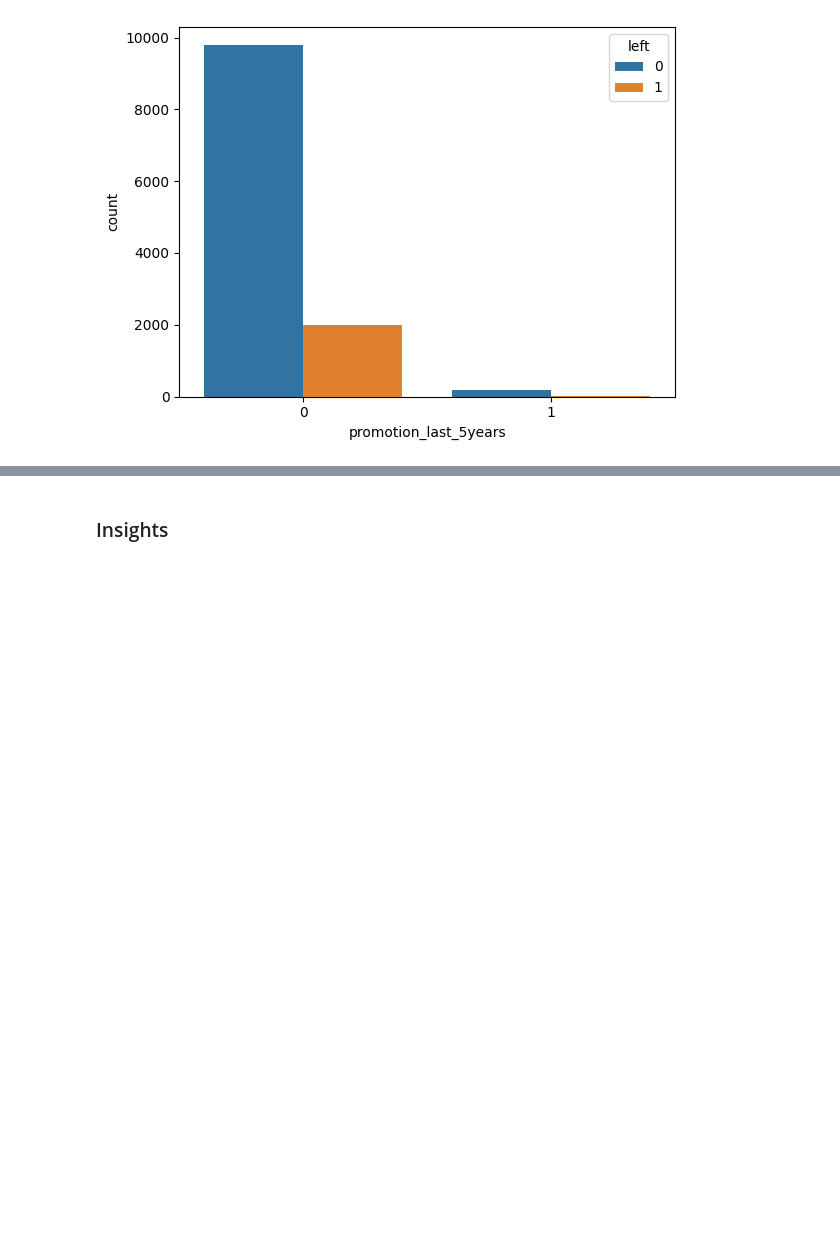
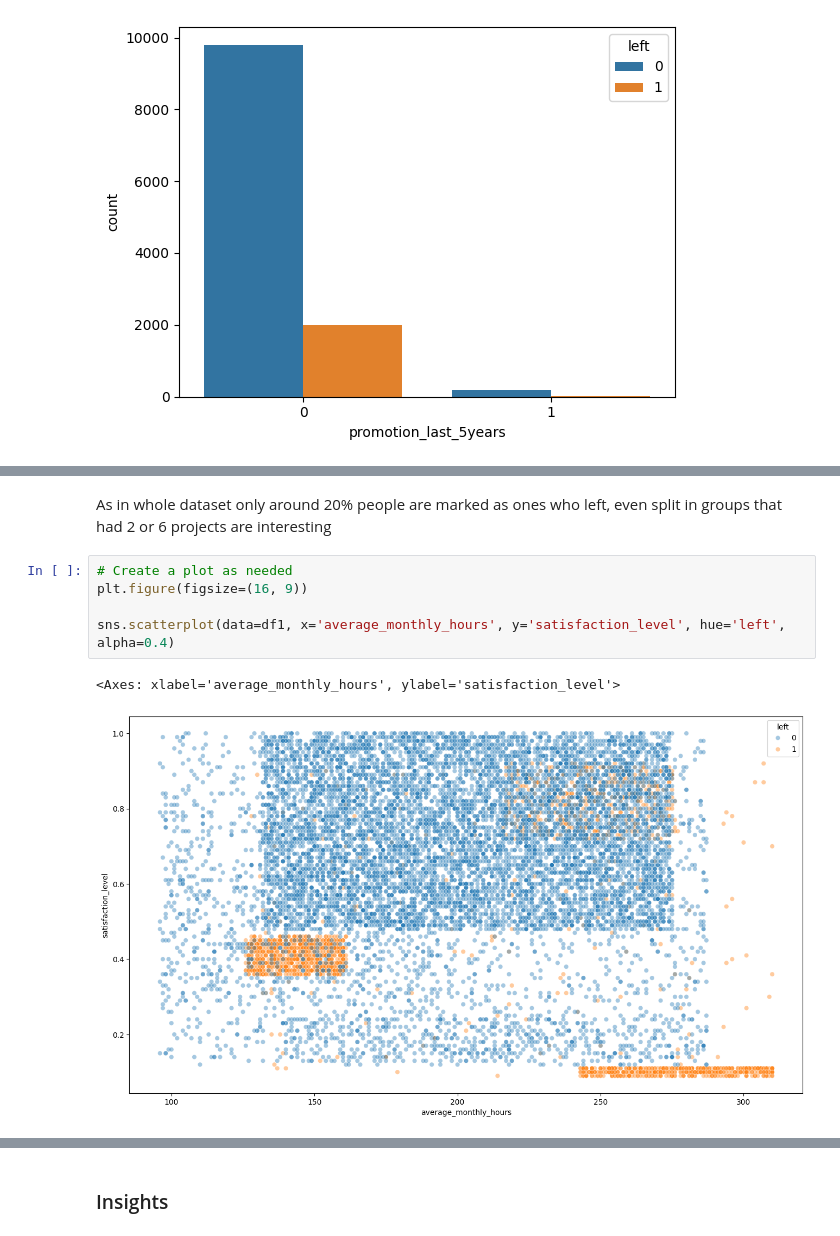
Before and after one commit to mkopanik/Capstone-Project-ML-HR-Analytics, a Jupyter notebook: Activity_ Course 7 Salifort Motors project lab.ipynb, the cells around one changed output, grey strips where cells are left out. Drawn from its saved outputs; the diff is of its cells as text; blank space fills up the shorter version.

```diff
--- a/Activity_ Course 7 Salifort Motors project lab.ipynb
+++ b/Activity_ Course 7 Salifort Motors project lab.ipynb
@@ -318,0 +325,10 @@ sns.countplot(data= df1,hue= 'left',x = 'promotion_last_5years')
+# %% [markdown]
+As in whole dataset only around 20% people are marked as ones who left, even split in groups that had 2 or 6 projects are interesting
+# %%
+# Create a plot as needed
+plt.figure(figsize=(16, 9))
+
+sns.scatterplot(data=df1, x='average_monthly_hours', y='satisfaction_level', hue='left', alpha=0.4)
+# %% [output]
+<Axes: xlabel='average_monthly_hours', ylabel='satisfaction_level'>
+[figure, added]
```
Also changed, not shown: parts of 24 cells of this notebook.
